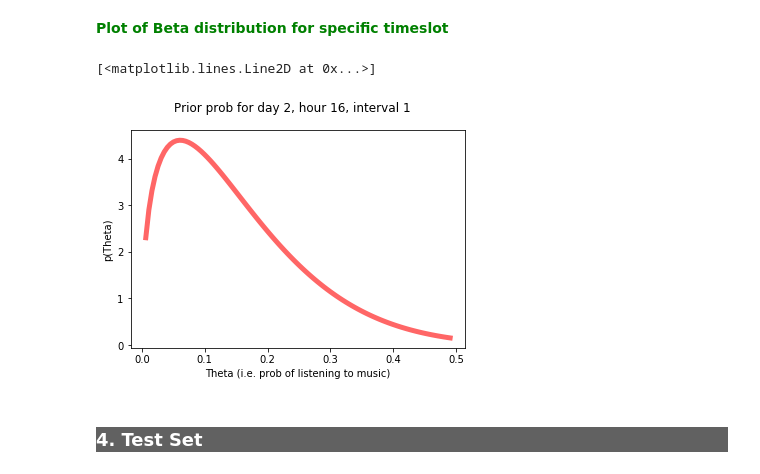
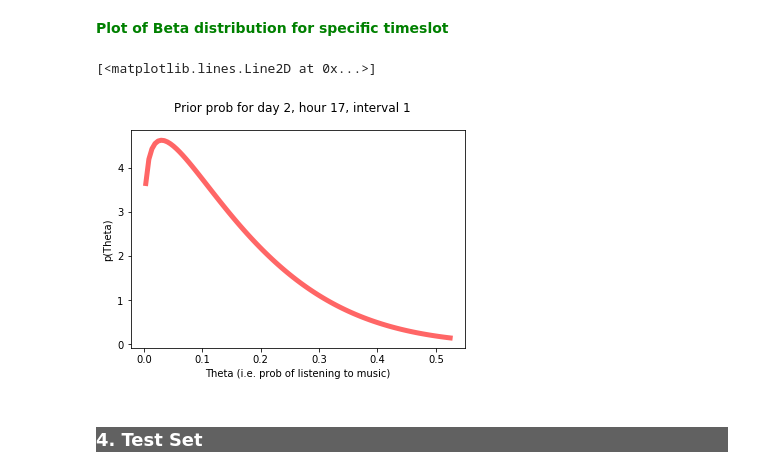
Before and after one commit to badrul1/EventPrediction, a Jupyter notebook: 6_MainModel/BayesianInference/2_BayesianInference_v001_v2.ipynb, the cells around one changed output. Cells and saved outputs as stored; diff of their text form; code cells hidden in the pictures.

```diff
--- a/6_MainModel/BayesianInference/2_BayesianInference_v001_v2.ipynb
+++ b/6_MainModel/BayesianInference/2_BayesianInference_v001_v2.ipynb
@@ -374,22 +374,22 @@ Hour 18 (6pm) is one of the most popular times for listening to music. We see th
 # %%
 from scipy.stats import beta
 
 
-p = '2-16-1'
+p = '2-17-1'
 a = priorDf.loc[p]['a']
 b = priorDf.loc[p]['b']
 
 # Plot our prior Beta PDF
 fig, ax = plt.subplots(1, 1)
 x = np.linspace(beta.ppf(0.01, a, b),beta.ppf(0.99, a, b), 100)  # Generate prob distribution
 ax.set_xlabel('Theta (i.e. prob of listening to music)')
 ax.set_ylabel('p(Theta)')
 
 fig.suptitle('Prior prob for day {}, hour {}, interval {}'.format(p[0],p[2:4],p[5]))
 ax.plot(x, beta.pdf(x, a, b),'r-', lw=5, alpha=0.6)
 # %% [output]
 [<matplotlib.lines.Line2D at 0x...>]
-[figure, old version]
+[figure, new version]
 # %% [markdown]
 <h3 style="background-color:#616161;color:white">4. Test Set</h3>
 # %%
```
Also changed, not shown: parts of 8 cells of this notebook, 21 other files.
